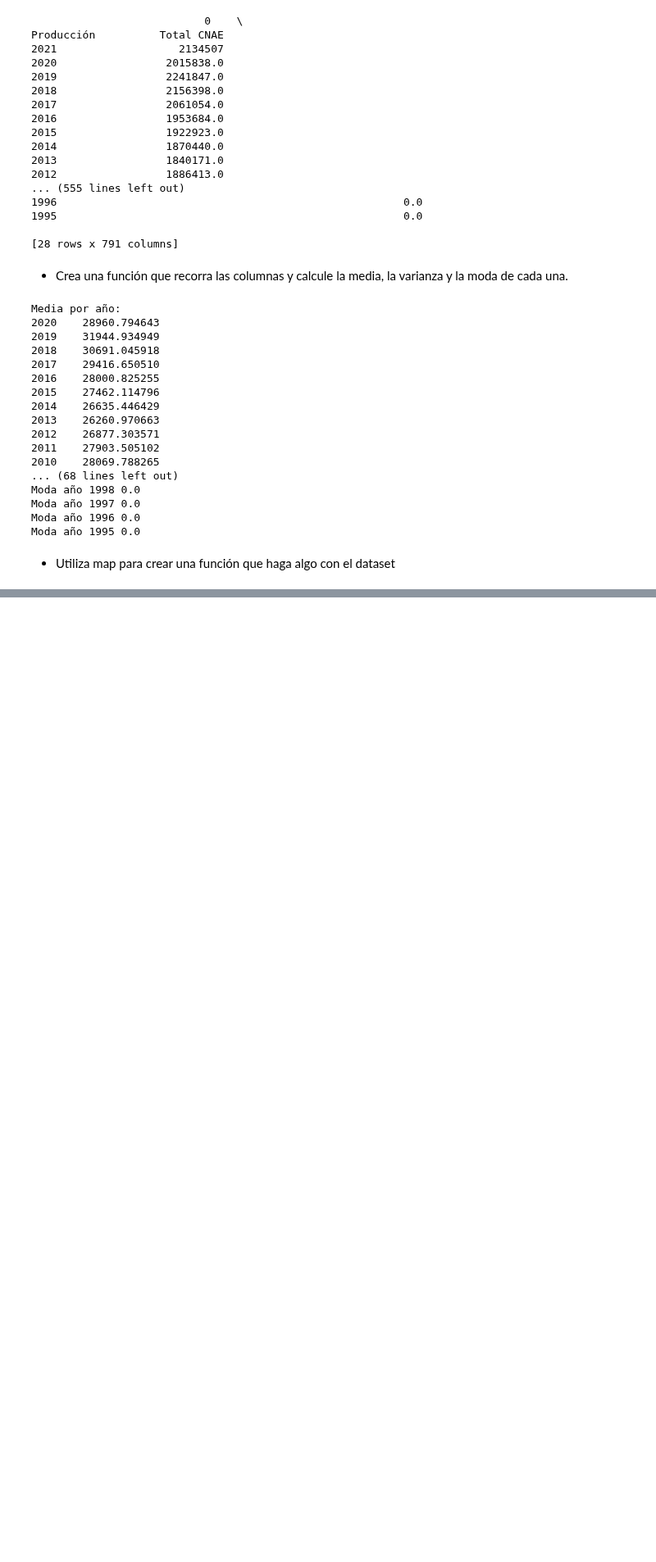
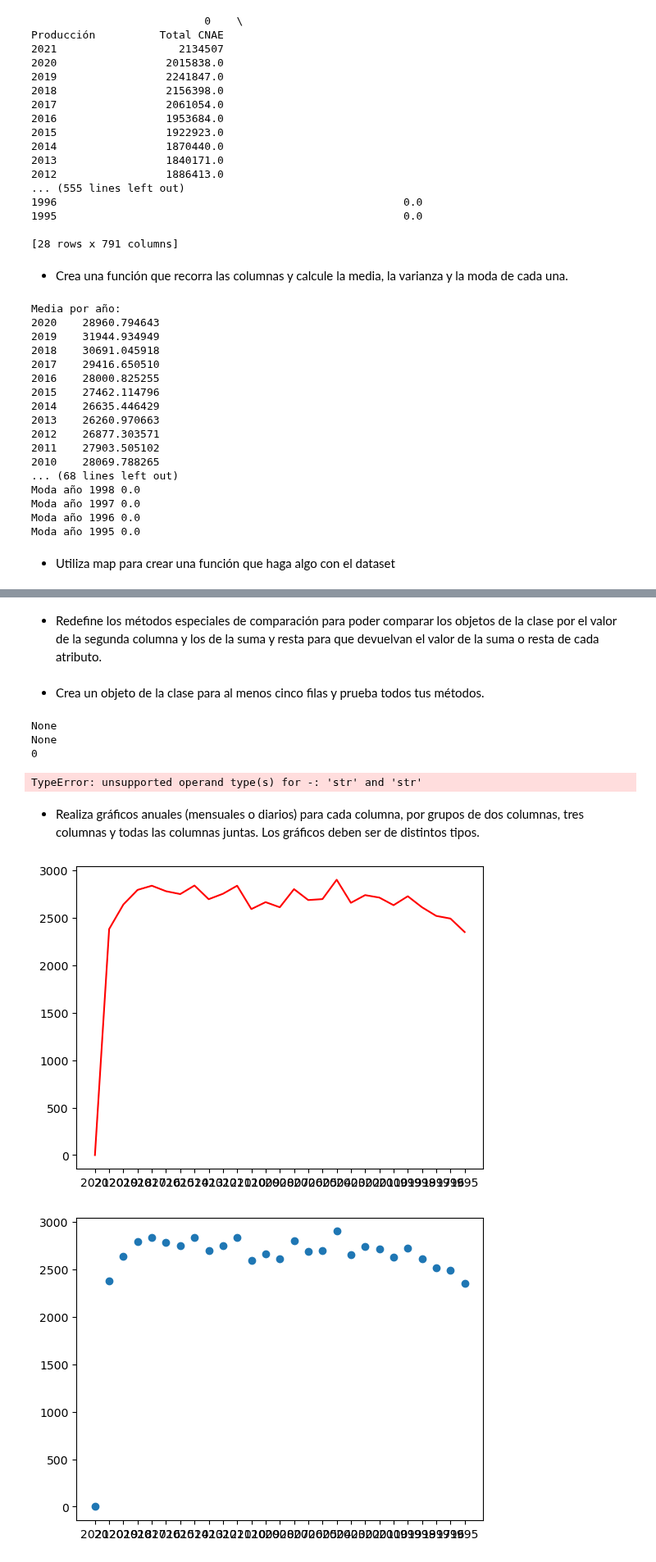
Before and after one commit to victorsgDev/estudio_datos, a Jupyter notebook: notebook.ipynb, the cells around one changed output, grey strips where cells are left out. Shown at 82% size. Cells and saved outputs as stored; diff of their text form; code cells hidden in the pictures; blank space fills up the shorter version.

```diff
--- a/notebook.ipynb
+++ b/notebook.ipynb
@@ -14,10 +14,12 @@ luego eliminar esas filas para evitar errores.
 import pandas as pd
 from numpy import var
 from statistics import mode
+from matplotlib import pyplot as pp
+import sqlite3
 # Enlace : https://www.ine.es/jaxiT3/files/t/es/xls/32449.xls?nocab=1
 excel_file = pd.ExcelFile('resources/file.xlsx')
 dataframe = pd.read_excel(excel_file, sheet_name="tabla-32449")
-columnas = dataframe.columns
+columns = dataframe.columns
 # %% [markdown]
 values
 # %%
@@ -159,0 +188,2 @@ Moda año 1995 0.0
+# %% [markdown]
+- Redefine los métodos especiales de comparación para poder comparar los objetos de la clase por el valor de la segunda columna y los de la suma y resta para que devuelvan el valor de la suma o resta de cada atributo.
@@ -159,0 +232,51 @@ Moda año 1995 0.0
+# %% [markdown]
+- Crea un objeto de la clase para al menos cinco filas y prueba todos tus métodos.
+# %%
+pesca = Data_table("        03 Pesca y acuicultura")
+manufacturera = Data_table("        C Industria manufacturera")
+papel = Data_table("        17 Industria del papel")
+pesca = Data_table("        A pesca, ganadería, silvicultura y pesca")
+quimica = Data_table("        20 Industria química")
+
+lista_sectores = [pesca, manufacturera, papel, pesca, quimica]
+for ls in lista_sectores:
+    inf, _ = ls.info()
+    inf = inf.get("2021")
+    print(ls.__gt__(inf))
+    print(ls.__lt__(inf))
+    print(ls.__eq__(inf))
+    print(ls.__sub__(inf))
+    print(ls.__add__(inf))
+    print("-------------")
+# %% [output]
+None
+None
+0
+TypeError: unsupported operand type(s) for -: 'str' and 'str'
+# %% [markdown]
+- Realiza gráficos anuales (mensuales o diarios) para cada columna, por grupos de dos columnas, tres columnas y todas las columnas juntas. Los gráficos
+deben ser de distintos tipos.
+# %%
+def converter(data):
+    numbers = []
+    for x in data:
+        numbers.append(int(x))
+    return numbers
+
+
+fig, ax = pp.subplots()
+_, ax2 = pp.subplots()
+_, ax3 = pp.subplots()
+
+years = columns.delete(0)
+pesca = Data_table("        03 Pesca y acuicultura")
+_, prod = pesca.info()
+lista = converter(prod)
+ax.plot(years, prod, color='red')
+pp.savefig('grafico.png')
+ax2.scatter(years, prod)
+ax3.bar(years, prod)
+pp.show()
+# %% [output]
+[figure, added]
+[figure, added]
```
Also changed, not shown: parts of 19 cells of this notebook, 3 other files.
